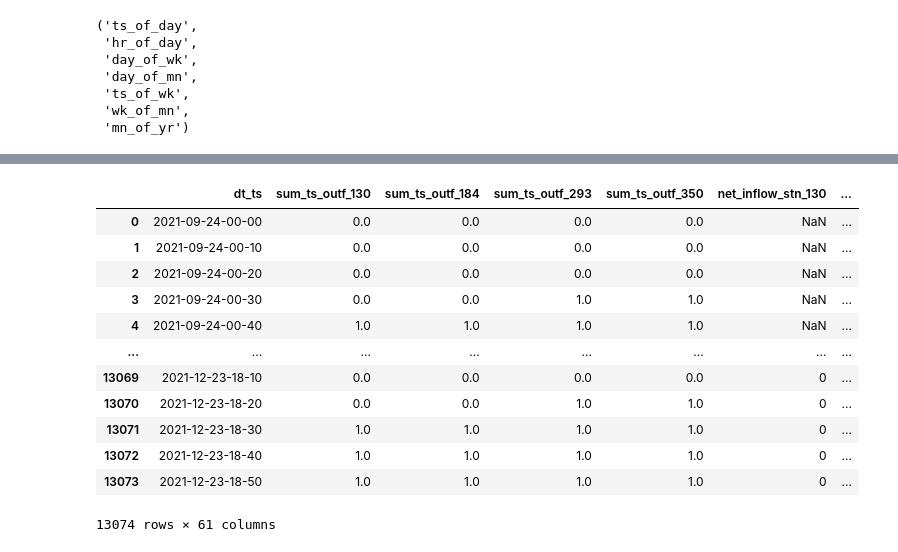
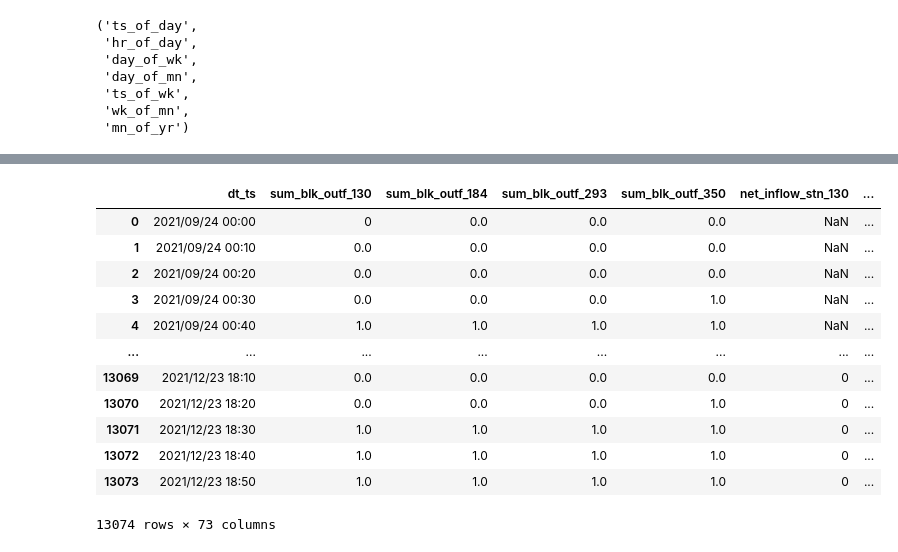
Before and after one commit to JosePeeterson/DeepAR_demand_prediction, a Jupyter notebook: 2_freq_nbinom_LSTM/1_cluster_demand_prediction/data/xgboost_data/xgboost_feature_generator.ipynb, the cells around one changed output, grey strips where cells are left out. Cells and saved outputs as stored; diff of their text form; code cells hidden in the pictures.

```diff
--- a/2_freq_nbinom_LSTM/1_cluster_demand_prediction/data/xgboost_data/xgboost_feature_generator.ipynb
+++ b/2_freq_nbinom_LSTM/1_cluster_demand_prediction/data/xgboost_data/xgboost_feature_generator.ipynb
@@ -238,4 +241,4 @@ def create_sum_ts_outf(dt_ts_list,stn_list):
 # %%
-df1 = create_sum_ts_outf(dt_ts_list,stn_list)
+df1 = create_sum_blk_outf(dt_ts_list,stn_list)
 df1
 # %% [output]
@@ -406,12 +409,12 @@ def create_prev_weeks_outflow(dt_ts_list,stn_list):
     col_list = ["dt_ts"] + [ "p_1wk_o_"+s for s in stn_list] + [ "p_2wk_o_"+s for s in stn_list] + [ "p_3wk_o_"+s for s in stn_list]
     prev_weeks_outflow_df = pd.DataFrame(index= range(end_len_10), columns=col_list)
 
-    i=432 # 3 weeks back
-    for dt in dt_ts_list[432:]:
+    i=504*6 # 3 weeks back
+    for dt in dt_ts_list[504*6:]:
         for s in stn_list:
-            prev_weeks_outflow_df.loc[i]["p_1wk_o_"+s] = raw_ds.loc[i-144]["10_min_outf_"+s]
-            prev_weeks_outflow_df.loc[i]["p_2wk_o_"+s] = raw_ds.loc[i-288]["10_min_outf_"+s]
-            prev_weeks_outflow_df.loc[i]["p_3wk_o_"+s] = raw_ds.loc[i-432]["10_min_outf_"+s]
+            prev_weeks_outflow_df.loc[i]["p_1wk_o_"+s] = raw_ds.loc[i-168*6]["10_min_outf_"+s]
+            prev_weeks_outflow_df.loc[i]["p_2wk_o_"+s] = raw_ds.loc[i-336*6]["10_min_outf_"+s]
+            prev_weeks_outflow_df.loc[i]["p_3wk_o_"+s] = raw_ds.loc[i-504*6]["10_min_outf_"+s]
 
         prev_weeks_outflow_df.loc[i]["dt_ts"] = dt
         i+=1
@@ -437 +440,21 @@ df6
 13074 rows × 13 columns
+# %%
+def create_prev_ts_outflow(dt_ts_list,stn_list):
+
+    col_list = ["dt_ts"] + [ "p_1ts_o_"+s for s in stn_list] + [ "p_2ts_o_"+s for s in stn_list] + [ "p_3ts_o_"+s for s in stn_list]
+    prev_ts_outflow_df = pd.DataFrame(index= range(end_len_10), columns=col_list)
+
+    i=3 # 3 timeslots back
+    for dt in dt_ts_list[3:]:
+        for s in stn_list:
+            prev_ts_outflow_df.loc[i]["p_1ts_o_"+s] = raw_ds.loc[i-1]["10_min_outf_"+s]
+            prev_ts_outflow_df.loc[i]["p_2ts_o_"+s] = raw_ds.loc[i-2]["10_min_outf_"+s]
+            prev_ts_outflow_df.loc[i]["p_3ts_o_"+s] = raw_ds.loc[i-3]["10_min_outf_"+s]
+
+        prev_ts_outflow_df.loc[i]["dt_ts"] = dt
+        i+=1
+
+    return prev_ts_outflow_df
+# %%
+df13 = create_prev_ts_outflow(dt_ts_list,stn_list)
+df13
@@ -651,38 +688,38 @@ df12
 # %%
 """"
 add Target
 """
 
-df_list = [df1, df2,df3,df4,df5,df6,df7,df8,df9,df10,df11,df12]
+df_list = [df1, df2,df3,df4,df5,df6,df7,df8,df9,df10,df11,df12,df13]
 df_list1 = []
 df_list1.append(df1)
 
 for d in df_list[1:]:
     d = d.drop(columns=["dt_ts"],axis=1)
     df_list1.append(d)
 
 ten_min_stn_outf
 target_df = pd.DataFrame()
 col_list = ten_min_stn_outf.columns
 for s,c in zip(stn_list,col_list):
     target_df["target_"+s] = ten_min_stn_outf[c]
 
 df_list1.append(target_df)
 
 full_ds = pd.concat(df_list1,axis=1)
 
 full_ds # full dataset
 # %% [output]
-|  | dt_ts | sum_ts_outf_130 | sum_ts_outf_184 | sum_ts_outf_293 | sum_ts_outf_350 | net_inflow_stn_130 | ... |
-| 0 | 2021-09-24-00-00 | 0.0 | 0.0 | 0.0 | 0.0 | NaN | ... |
-| 1 | 2021-09-24-00-10 | 0.0 | 0.0 | 0.0 | 0.0 | NaN | ... |
-| 2 | 2021-09-24-00-20 | 0.0 | 0.0 | 0.0 | 0.0 | NaN | ... |
-| 3 | 2021-09-24-00-30 | 0.0 | 0.0 | 1.0 | 1.0 | NaN | ... |
-| 4 | 2021-09-24-00-40 | 1.0 | 1.0 | 1.0 | 1.0 | NaN | ... |
+|  | dt_ts | sum_blk_outf_130 | sum_blk_outf_184 | sum_blk_outf_293 | sum_blk_outf_350 | net_inflow_stn_130 | ... |
+| 0 | 2021/09/24 00:00 | 0 | 0.0 | 0.0 | 0.0 | NaN | ... |
+| 1 | 2021/09/24 00:10 | 0.0 | 0.0 | 0.0 | 0.0 | NaN | ... |
+| 2 | 2021/09/24 00:20 | 0.0 | 0.0 | 0.0 | 0.0 | NaN | ... |
+| 3 | 2021/09/24 00:30 | 0.0 | 0.0 | 0.0 | 1.0 | NaN | ... |
+| 4 | 2021/09/24 00:40 | 1.0 | 1.0 | 1.0 | 1.0 | NaN | ... |
 | ... | ... | ... | ... | ... | ... | ... | ... |
-| 13069 | 2021-12-23-18-10 | 0.0 | 0.0 | 0.0 | 0.0 | 0 | ... |
-| 13070 | 2021-12-23-18-20 | 0.0 | 0.0 | 1.0 | 1.0 | 0 | ... |
-| 13071 | 2021-12-23-18-30 | 1.0 | 1.0 | 1.0 | 1.0 | 0 | ... |
-| 13072 | 2021-12-23-18-40 | 1.0 | 1.0 | 1.0 | 1.0 | 0 | ... |
-| 13073 | 2021-12-23-18-50 | 1.0 | 1.0 | 1.0 | 1.0 | 0 | ... |
+| 13069 | 2021/12/23 18:10 | 0.0 | 0.0 | 0.0 | 0.0 | 0 | ... |
+| 13070 | 2021/12/23 18:20 | 0.0 | 0.0 | 0.0 | 1.0 | 0 | ... |
+| 13071 | 2021/12/23 18:30 | 1.0 | 1.0 | 1.0 | 1.0 | 0 | ... |
+| 13072 | 2021/12/23 18:40 | 1.0 | 1.0 | 1.0 | 1.0 | 0 | ... |
+| 13073 | 2021/12/23 18:50 | 1.0 | 1.0 | 1.0 | 1.0 | 0 | ... |
-13074 rows × 61 columns
+13074 rows × 73 columns
```
Also changed, not shown: parts of 20 cells of this notebook, 18 other files.
